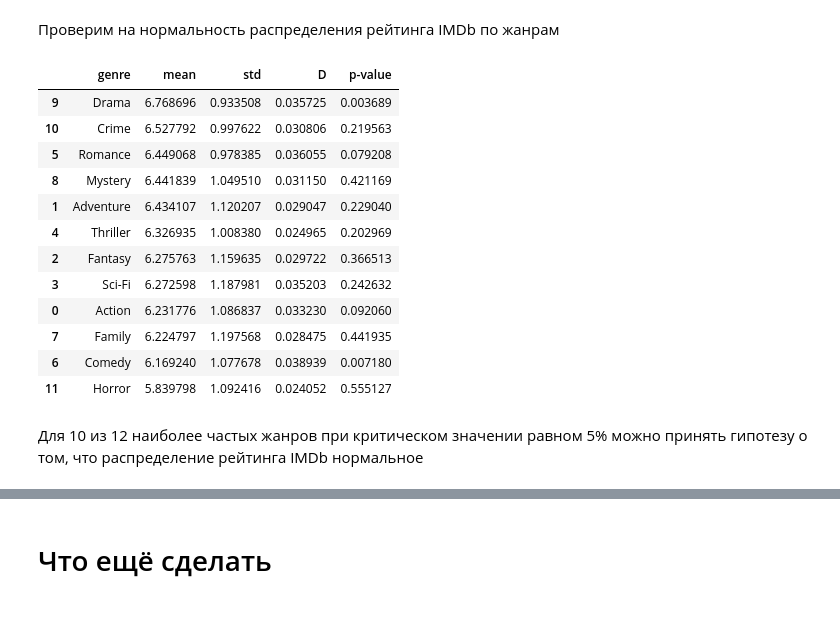
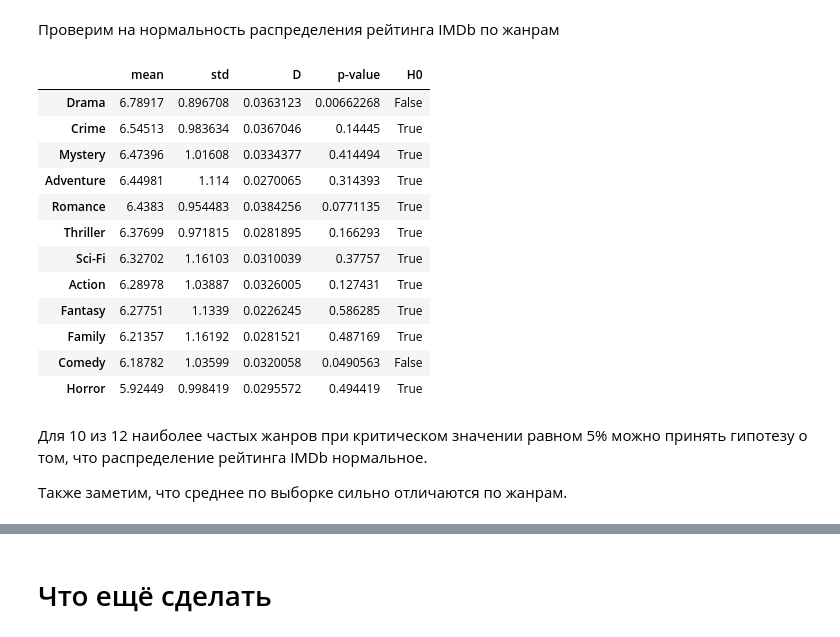
Before and after one commit to xrustle/GB_Math, a Jupyter notebook: Statistics/project_imdb_genres.ipynb, the cells around one changed output, grey strips where cells are left out. Cells and saved outputs as stored; diff of their text form; code cells hidden in the pictures.

```diff
--- a/Statistics/project_imdb_genres.ipynb
+++ b/Statistics/project_imdb_genres.ipynb
@@ -15,5 +15,7 @@ import pandas as pd
 from scipy import stats
 from matplotlib import pyplot as plt
 
+plt.style.use('seaborn-whitegrid')
+
 df = pd.read_csv('movie_metadata.csv')
-df[['num_critic_for_reviews', 'duration', 'director_facebook_likes', 'actor_3_facebook_likes', 'actor_1_facebook_likes', 'gross', 'num_voted_users', 'cast_total_facebook_likes', 'facenumber_in_poster', 'num_user_for_reviews', 'budget', 'title_year', 'actor_2_facebook_likes', 'imdb_score', 'aspect_ratio', 'movie_facebook_likes']].corr()
+df.dropna(inplace=True)
@@ -38,5 +21,0 @@ df[['num_critic_for_reviews', 'duration', 'director_facebook_likes', 'actor_3_fa
-# %%
-features = ['movie_title', 'title_year', 'content_rating', 'budget', 'imdb_score', 'genres']
-df = df[features]
-df.dropna(subset=['budget', 'imdb_score', 'title_year', 'content_rating'], inplace=True)
-df.head(3)
@@ -59,7 +33,7 @@ for genres in df.genres:
 
 genres = []
 for genre in number_of_movies:
-    if number_of_movies[genre] > 400:
+    if number_of_movies[genre] > 300:
         genres.append(genre)
 
 print(*genres, sep=', ')
@@ -76,33 +50,42 @@ df['imdb_score'].hist(bins=26);
 # %% [markdown]
 Проверим на нормальность распределения рейтинга IMDb по жанрам
 # %%
-genres_df = pd.DataFrame(columns=['genre', 'mean', 'std', 'D', 'p-value'])
-i = 0
+alpha = 0.05
+
+genres_df = pd.DataFrame(columns=['mean', 'std', 'D', 'p-value', 'H0'])
+
 for genre in genres:
     data = df[df['genres'].str.contains(genre)]
 
     a = data['imdb_score'].mean()
     sigma = data['imdb_score'].std()
 
     cdf = stats.norm(loc=a, scale=sigma).cdf
     kstest = stats.kstest(rvs=data['imdb_score'], cdf=cdf, alternative='greater')
-    genres_df.loc[i] = [genre, a, sigma, *kstest]
-    i += 1
+    genres_df.loc[genre] = [a, sigma, *kstest, kstest[1] > alpha]
 
-genres_df.sort_values(by=['mean'], ascending=False)
+
+def true_green_color(var):
+    color = 'Green' if var else 'White'
+    return 'background-color: ' + color
+
+
+genres_df.sort_values(by=['mean'], ascending=False).style.applymap(true_green_color, subset=['H0'])
 # %% [output]
-|  | genre | mean | std | D | p-value |
-| 9 | Drama | 6.768696 | 0.933508 | 0.035725 | 0.003689 |
-| 10 | Crime | 6.527792 | 0.997622 | 0.030806 | 0.219563 |
-| 5 | Romance | 6.449068 | 0.978385 | 0.036055 | 0.079208 |
-| 8 | Mystery | 6.441839 | 1.049510 | 0.031150 | 0.421169 |
-| 1 | Adventure | 6.434107 | 1.120207 | 0.029047 | 0.229040 |
-| 4 | Thriller | 6.326935 | 1.008380 | 0.024965 | 0.202969 |
-| 2 | Fantasy | 6.275763 | 1.159635 | 0.029722 | 0.366513 |
-| 3 | Sci-Fi | 6.272598 | 1.187981 | 0.035203 | 0.242632 |
-| 0 | Action | 6.231776 | 1.086837 | 0.033230 | 0.092060 |
-| 7 | Family | 6.224797 | 1.197568 | 0.028475 | 0.441935 |
-| 6 | Comedy | 6.169240 | 1.077678 | 0.038939 | 0.007180 |
-| 11 | Horror | 5.839798 | 1.092416 | 0.024052 | 0.555127 |
+|  | mean | std | D | p-value | H0 |
+| Drama | 6.78917 | 0.896708 | 0.0363123 | 0.00662268 | False |
+| Crime | 6.54513 | 0.983634 | 0.0367046 | 0.14445 | True |
+| Mystery | 6.47396 | 1.01608 | 0.0334377 | 0.414494 | True |
+| Adventure | 6.44981 | 1.114 | 0.0270065 | 0.314393 | True |
+| Romance | 6.4383 | 0.954483 | 0.0384256 | 0.0771135 | True |
+| Thriller | 6.37699 | 0.971815 | 0.0281895 | 0.166293 | True |
+| Sci-Fi | 6.32702 | 1.16103 | 0.0310039 | 0.37757 | True |
+| Action | 6.28978 | 1.03887 | 0.0326005 | 0.127431 | True |
+| Fantasy | 6.27751 | 1.1339 | 0.0226245 | 0.586285 | True |
+| Family | 6.21357 | 1.16192 | 0.0281521 | 0.487169 | True |
+| Comedy | 6.18782 | 1.03599 | 0.0320058 | 0.0490563 | False |
+| Horror | 5.92449 | 0.998419 | 0.0295572 | 0.494419 | True |
 # %% [markdown]
-Для 10 из 12 наиболее частых жанров при критическом значении равном 5% можно принять гипотезу о том, что распределение рейтинга IMDb нормальное
+Для 10 из 12 наиболее частых жанров при критическом значении равном 5% можно принять гипотезу о том, что распределение рейтинга IMDb нормальное.
+
+Также заметим, что среднее по выборке сильно отличаются по жанрам.
```
Also changed, not shown: parts of 8 cells of this notebook.
